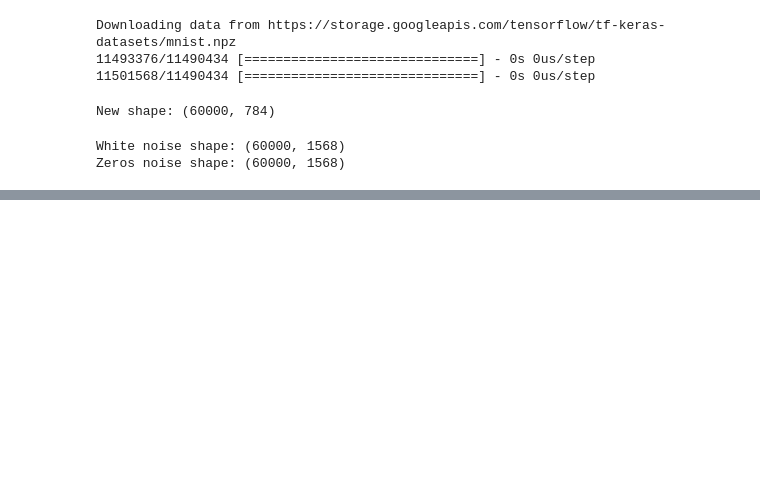
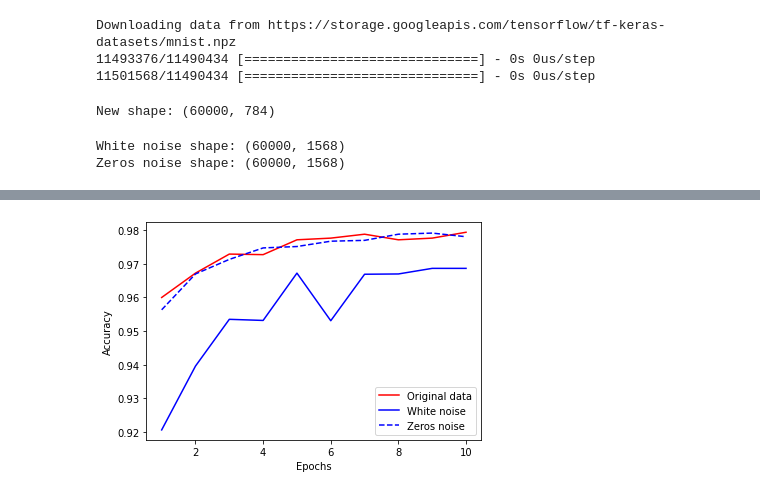
Before and after one commit to CKeibel/tensorflow, a Jupyter notebook: 02-generalisation-and-regularisation/adding_noise_to_mnist.ipynb, the cells around one changed output, grey strips where cells are left out. Drawn from its saved outputs; the diff is of its cells as text; code cells hidden in the pictures; blank space fills up the shorter version.

Commit message:
Comparing with training on original data

```diff
--- a/02-generalisation-and-regularisation/adding_noise_to_mnist.ipynb
+++ b/02-generalisation-and-regularisation/adding_noise_to_mnist.ipynb
@@ -96,0 +99,12 @@ plt.show()
+# %%
+(x_train, y_train), _ = mnist.load_data()
+x_train = x_train.reshape(x_train.shape[0], x_train.shape[1]**2)
+x_train = x_train.astype("float32") / 255
+
+model = get_model()
+
+res = model.fit(x_train,
+                y_train,
+                epochs=10,
+                batch_size=128,
+                validation_split=0.2)
@@ -96,0 +132,12 @@ plt.show()
+# %%
+acc = res.history["val_accuracy"]
+
+plt.plot(x_range, acc, "r-", label="Original data")
+plt.plot(x_range, white_acc, "b-", label="White noise")
+plt.plot(x_range, zeros_acc, "b--", label="Zeros noise")
+plt.xlabel("Epochs")
+plt.ylabel("Accuracy")
+plt.legend()
+plt.show()
+# %% [output]
+[figure, added]
```
Also changed, not shown: parts of 4 cells of this notebook.
